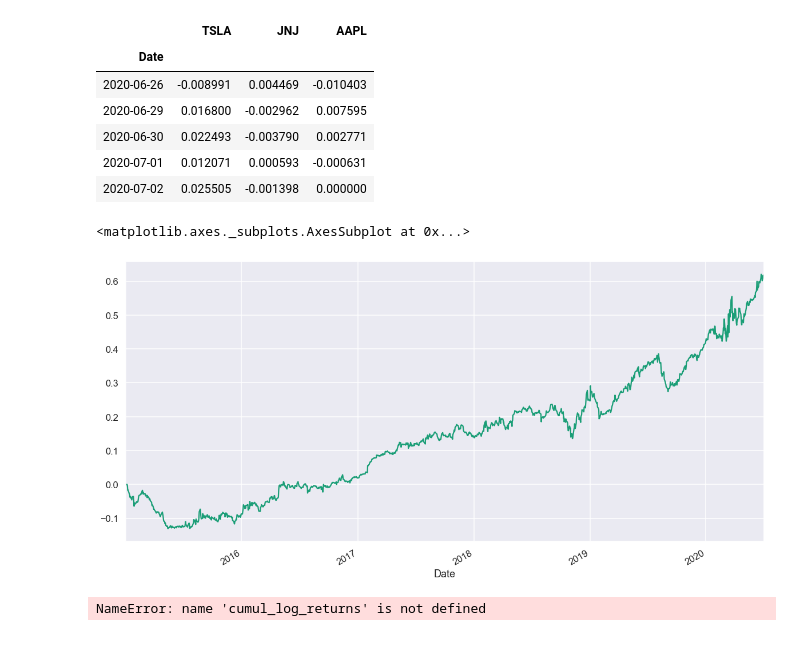
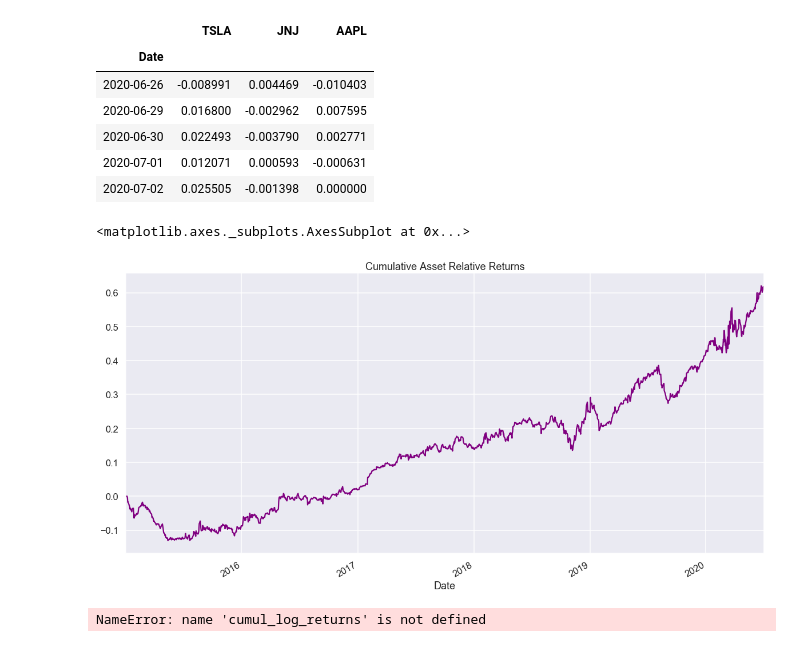
Before and after one commit to andrewcole33/moving_avg_trading, a Jupyter notebook: ema_strategy.ipynb, the cells around one changed output. Cells and saved outputs as stored; diff of their text form; code cells hidden in the pictures.

```diff
--- a/ema_strategy.ipynb
+++ b/ema_strategy.ipynb
@@ -177,10 +173,10 @@ cumul_asset_log_returns = asset_log_returns.cumsum()
 # Transform to relative returns
 cumul_asset_relative_returns = np.exp(cumul_asset_log_returns) - 1
 # %%
-cumul_asset_relative_returns.AAPL.plot(kind = 'line', figsize = (20,10))
+cumul_asset_relative_returns.AAPL.plot(kind = 'line', figsize = (20,10), color = 'purple', title = 'Cumulative Asset Relative Returns')
 # %% [output]
 <matplotlib.axes._subplots.AxesSubplot at 0x...>
-[figure, old version]
+[figure, new version]
 # %%
 # Plot the cumulative log returns of asset portfolio in addition to plotting the total relative return
 fig, (ax1, ax2) = plt.subplots(2, 1, figsize = (20, 10))
```
Also changed, not shown: parts of 3 cells of this notebook.
